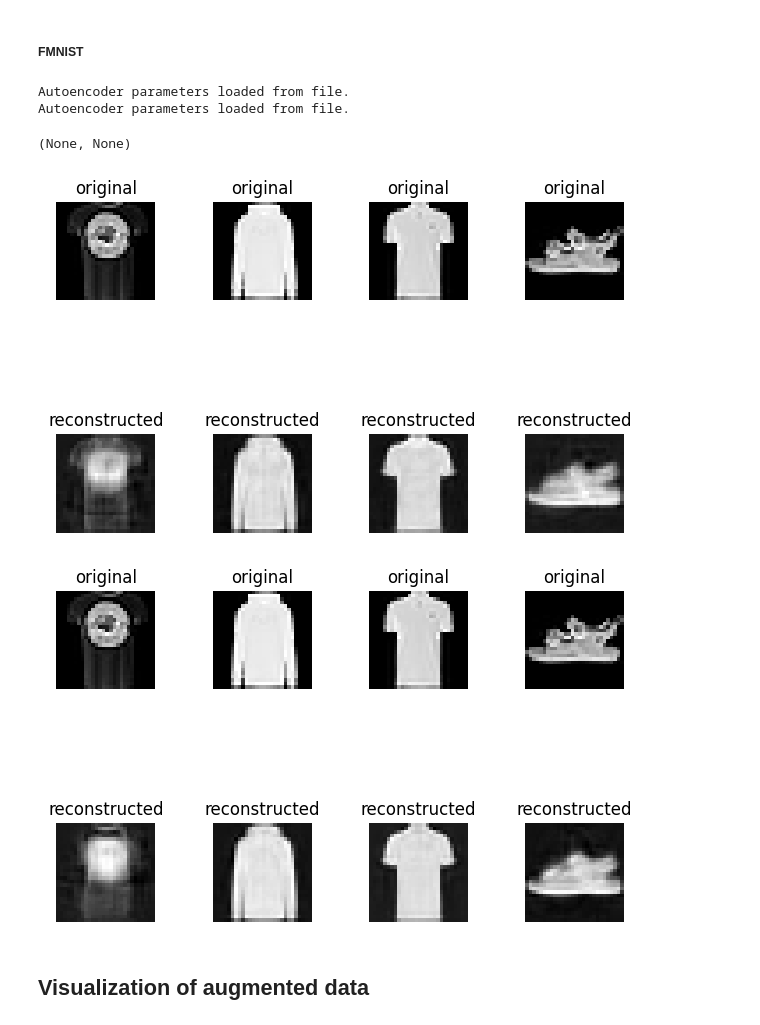
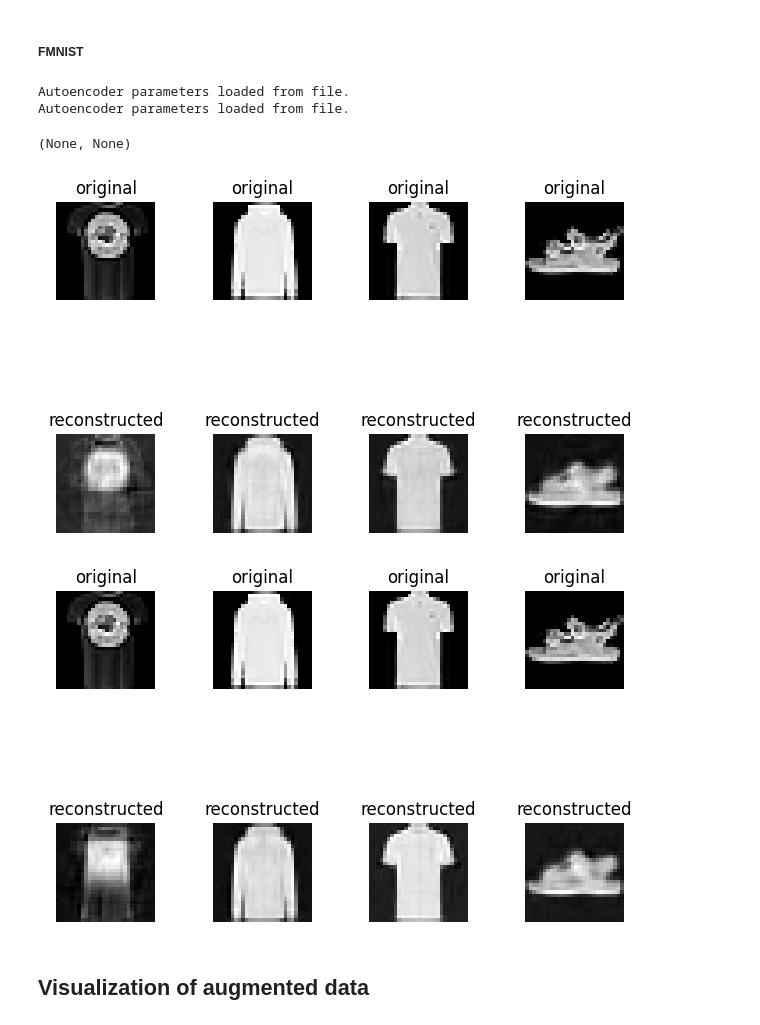
Before and after one commit to julianSchilcher/LMU_Master_Practical_SoSe24, a Jupyter notebook: practical/DeepClustering/DeepECT/deepect.ipynb, the cells around one changed output. Cells and saved outputs as stored; diff of their text form; code cells hidden in the pictures.

```diff
--- a/practical/DeepClustering/DeepECT/deepect.ipynb
+++ b/practical/DeepClustering/DeepECT/deepect.ipynb
@@ -128,29 +130,29 @@ Autoencoder parameters loaded from file.
 # %%
 dataset = load_fmnist()
 dataset["data"] = dataset["data"] / 255.0
 data = dataset["data"]
 labels = dataset["target"]
 visualize_peformance_AE(
-    "practical/DeepClustering/DeepECT/pretrained_autoencoders/FashionMNIST_autoencoder_10_pretrained_21.pth",
+    "practical/DeepClustering/DeepECT/pretrained_autoencoders/FashionMNIST_autoencoder_10_pretrained_42.pth",
     AutoencoderType.CLUSTPY_STANDARD,
     dataset,
     (28, 28),
     4,
     seed=21,
 ), visualize_peformance_AE(
-    "practical/DeepClustering/DeepECT/pretrained_autoencoders/FashionMNIST_stacked_ae_10_pretrained_21.pth",
+    "practical/DeepClustering/DeepECT/pretrained_autoencoders/FashionMNIST_stacked_ae_10_pretrained_42.pth",
     AutoencoderType.DEEPECT_STACKED_AE,
     dataset,
     (28, 28),
     4,
     seed=21,
 )
 # %% [output]
 Autoencoder parameters loaded from file.
 Autoencoder parameters loaded from file.
 (None, None)
-[figure, old version]
+[figure, new version]
-[figure, old version]
+[figure, new version]
 # %% [markdown]
 ## Visualization of augmented data
 # %%
```
Also changed, not shown: parts of 8 cells of this notebook.
